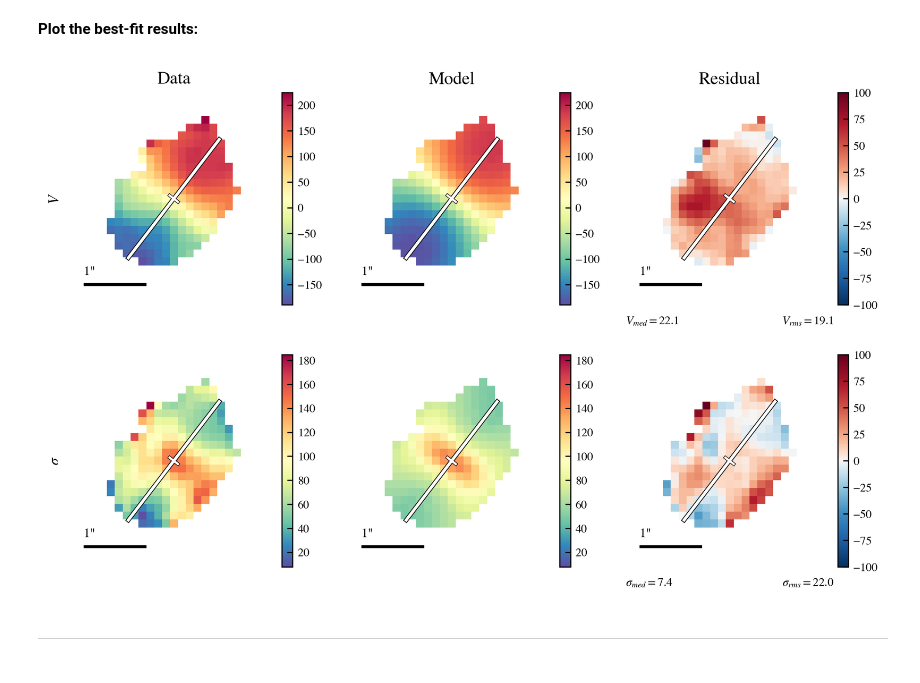
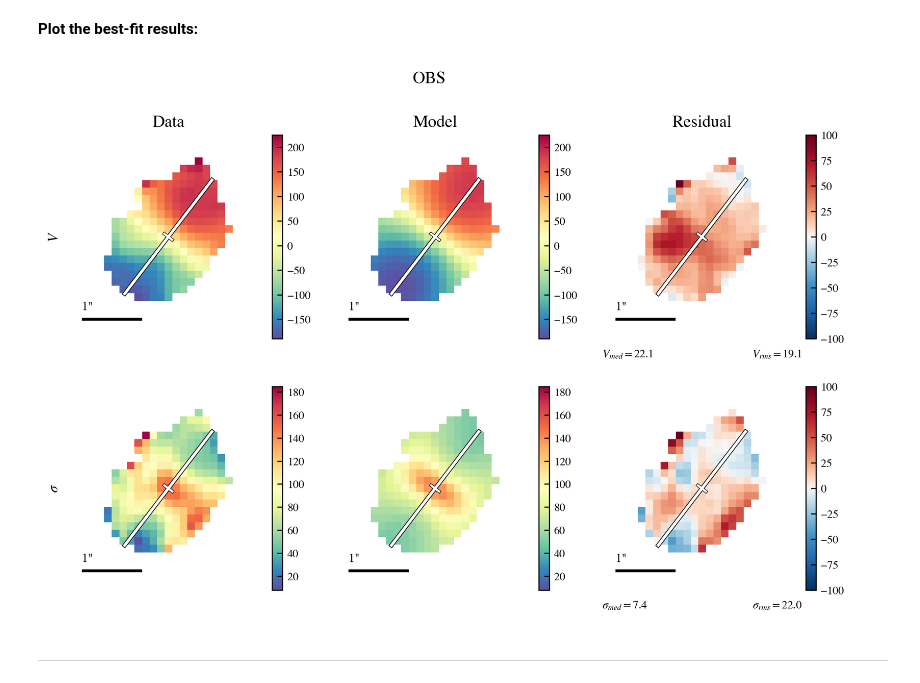
Before and after one commit to dysmalpy/dysmalpy, a Jupyter notebook: examples/notebooks/dysmalpy_example_fitting_wrapper_2D.ipynb, the cells around one changed output. Cells and saved outputs as stored; diff of their text form; code cells hidden in the pictures.

```diff
--- a/examples/notebooks/dysmalpy_example_fitting_wrapper_2D.ipynb
+++ b/examples/notebooks/dysmalpy_example_fitting_wrapper_2D.ipynb
@@ -128,7 +128,7 @@ params['outdir'] = outdir_mpfit
 params['plot_type'] = plot_type
 
 
-f_galmodel = params['outdir'] + '{}_galaxy_model.pickle'.format(params['galID'])
+f_galmodel = params['outdir'] + '{}_model.pickle'.format(params['galID'])
 f_results =  params['outdir'] + '{}_{}_results.pickle'.format(params['galID'],
                                                         params['fit_method'])
 # %% [markdown]
@@ -149,12 +152,10 @@ gal, results = fitting.reload_all_fitting(filename_galmodel=f_galmodel,
                                           fit_method=params['fit_method'])
 # %% [markdown]
 **Plot the best-fit results:**
-# %%
-results.plot_results(gal, fitdispersion=params['fitdispersion'],
-                     oversample=params['oversample'],
-                     oversize=params['oversize'])
-# %% [output]
-[figure, removed]
+# %%
+results.plot_results(gal)
+# %% [output]
+[figure, added]
 # %% [markdown]
 --------
 # %% [markdown]
```
Also changed, not shown: parts of 7 cells of this notebook, 32 other files.
